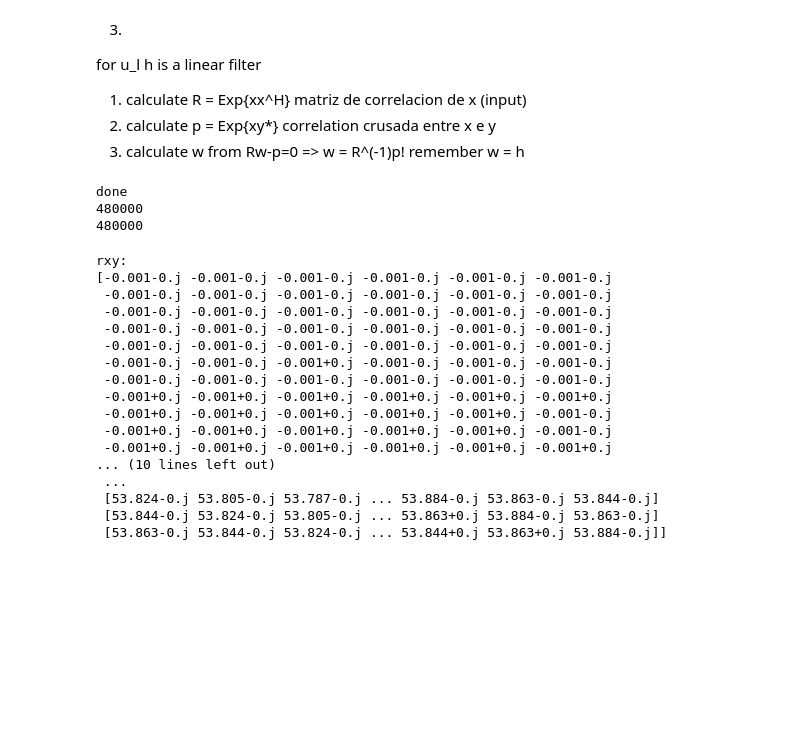
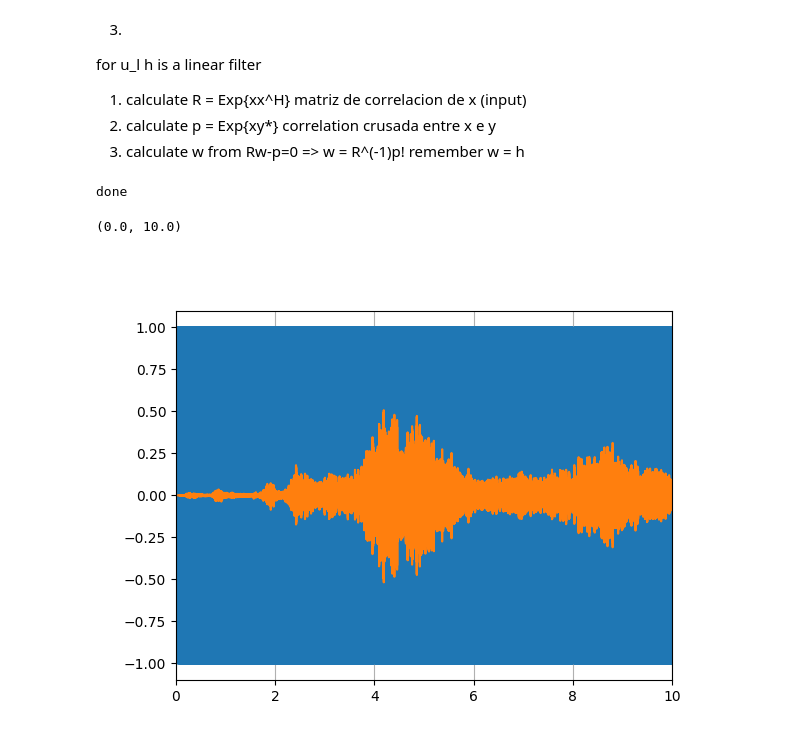
Before and after one commit to CocoMZ/TP2, a Jupyter notebook: main.ipynb, the cells around one changed output. Saved outputs shown, nothing was run; the diff lists cells and outputs as text; code cells hidden in the pictures; blank space fills up the shorter version.

```diff
--- a/main.ipynb
+++ b/main.ipynb
@@ -160,55 +155,45 @@ h is a linear filter
 3. calculate w from Rw-p=0 => w = R^(-1)p! remember w = h
 # %%
 # Load the linear sweep in to python
-x = u_l
-y, f_lin = librosa.load(r"signals\Barrido lineal.wav", sr = fs) # has only 8 sec
+x_full = u_l
+y_full, f_lin = librosa.load(r"signals\Barrido lineal.wav", sr = fs) # has only 8 sec
 # ERROR y.size < x.size
-print("done")
 fs = 48e3
 # to work now: just cut
-if(y.size>fs*duration):
-    y = y[:int(fs*duration)]
-
-print(x.size)
-print(y.size)
+if(y_full.size>fs*duration):
+    y_full = y_full[:int(fs*duration)]
 # %% [output]
 done
-480000
-480000
+# %%
+plt.figure()
+plt.plot(t,x_full)
+plt.plot(t,y_full)
+plt.grid(True)
+plt.xlim(0, duration)
+# %% [output]
+(0.0, 10.0)
+[figure, added]
 # %%
-from numpy.lib.stride_tricks import sliding_window_view
 import scipy.linalg as la
 
 # 1. calculate R = Exp{xx^H} matriz de correlacion de x (input)
 # 2. calculate p = Exp{xy*} correlation crusada entre x e y
-M=100
-start = 500
-x = x[start:start+M]
-y = y[start:start+M]
-X = np.fft.fft(x)
-rxx = np.fft.ifft(X * np.conj(X))
-Y = np.fft.fft(y)
-rxy = np.fft.ifft(X * np.conj(Y))
-rxx = la.toeplitz(rxx[:M])
-print("rxy:")
-print(rxy)
-print("rxx:")
-print(rxx)
+M_tabs = [int(10000)]
+Jo_tab = []
+start = int(2*48e3)
+for M in M_tabs:
+    x = x_full[start:start+M]
+    y = y_full[start:start+M]
+    X = np.fft.fft(x)
+    rxx = np.fft.ifft(X * np.conj(X)).real
+    Y = np.fft.fft(y)
+    rxy = np.fft.ifft(X * np.conj(Y)).real
+    rxx = la.toeplitz(rxx[:])
+    power_y = np.mean(np.abs(y)**2)
+    Jo = power_y - np.conj(rxy) @ la.solve(rxx, rxy)
+
+    Jo_tab.append(Jo)
+# print("rxy:")
+# print(rxy)
+# print("rxx:")
+# print(rxx)
-# %% [output]
-rxy:
-[-0.001-0.j -0.001-0.j -0.001-0.j -0.001-0.j -0.001-0.j -0.001-0.j
- -0.001-0.j -0.001-0.j -0.001-0.j -0.001-0.j -0.001-0.j -0.001-0.j
- -0.001-0.j -0.001-0.j -0.001-0.j -0.001-0.j -0.001-0.j -0.001-0.j
- -0.001-0.j -0.001-0.j -0.001-0.j -0.001-0.j -0.001-0.j -0.001-0.j
- -0.001-0.j -0.001-0.j -0.001-0.j -0.001-0.j -0.001-0.j -0.001-0.j
- -0.001-0.j -0.001-0.j -0.001+0.j -0.001-0.j -0.001-0.j -0.001-0.j
- -0.001-0.j -0.001-0.j -0.001-0.j -0.001-0.j -0.001-0.j -0.001-0.j
- -0.001+0.j -0.001+0.j -0.001+0.j -0.001+0.j -0.001+0.j -0.001+0.j
- -0.001+0.j -0.001+0.j -0.001+0.j -0.001+0.j -0.001+0.j -0.001-0.j
- -0.001+0.j -0.001+0.j -0.001+0.j -0.001+0.j -0.001+0.j -0.001-0.j
- -0.001+0.j -0.001+0.j -0.001+0.j -0.001+0.j -0.001+0.j -0.001+0.j
-... (10 lines left out)
- ...
- [53.824-0.j 53.805-0.j 53.787-0.j ... 53.884-0.j 53.863-0.j 53.844-0.j]
- [53.844-0.j 53.824-0.j 53.805-0.j ... 53.863+0.j 53.884-0.j 53.863-0.j]
- [53.863-0.j 53.844-0.j 53.824-0.j ... 53.844+0.j 53.863+0.j 53.884-0.j]]
```
Also changed, not shown: parts of 3 cells of this notebook, 25 other files.
